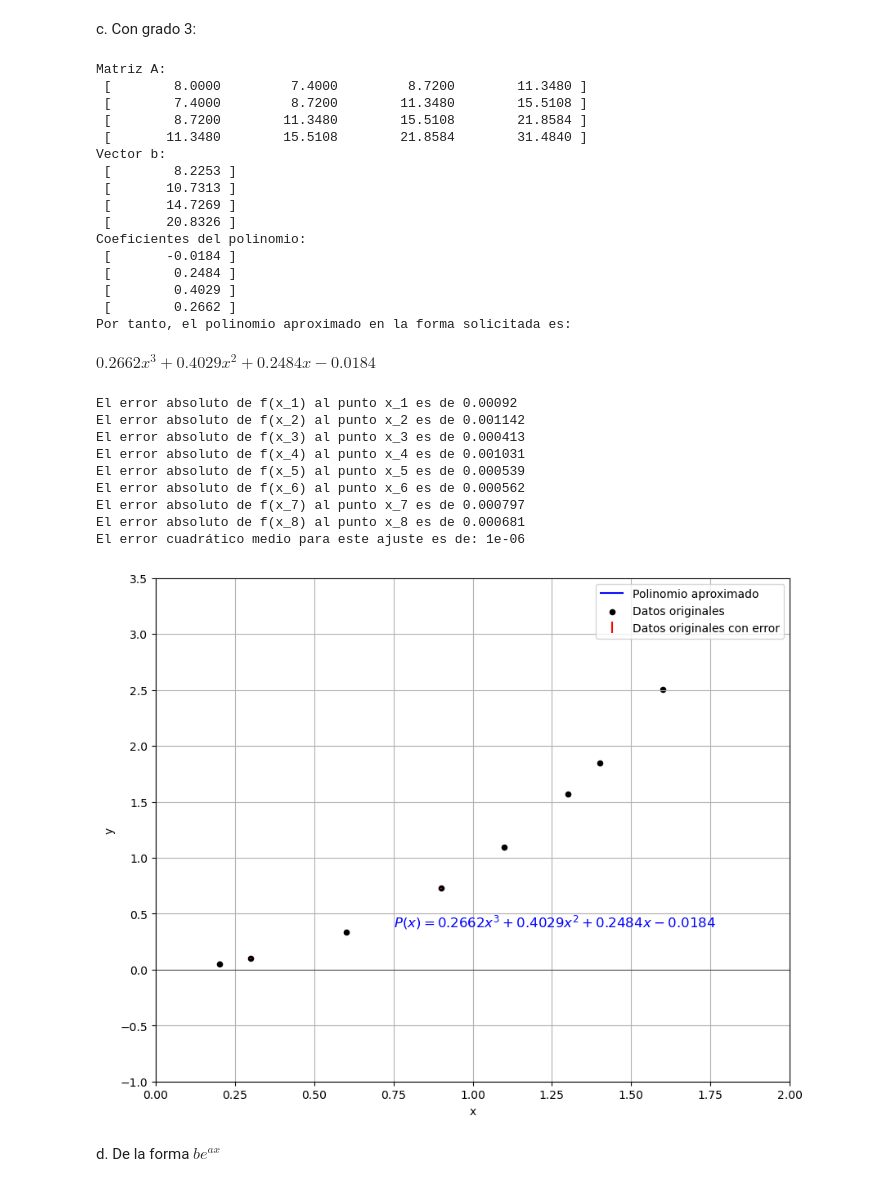
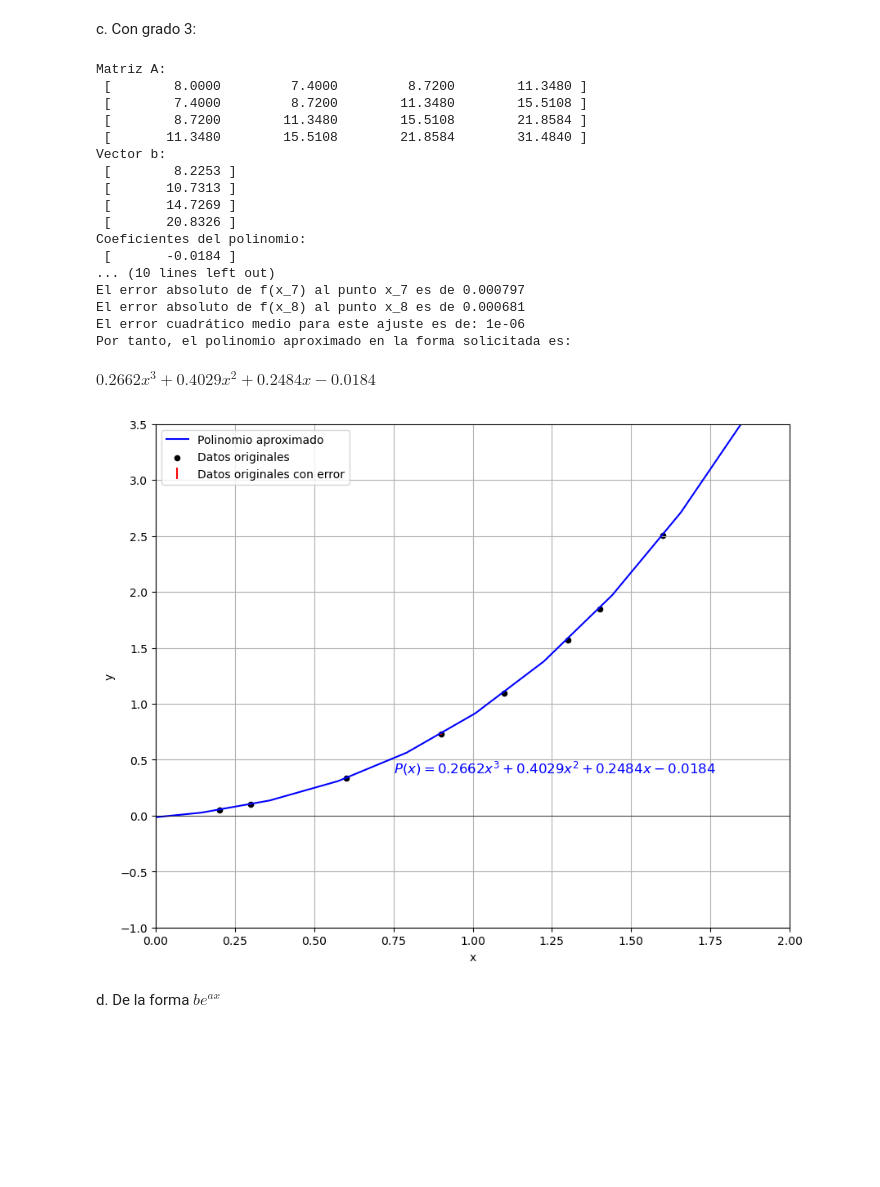
Before and after one commit to MarckHA/Tarea_08-M-nimos-Cuadrados-EPN, a Jupyter notebook: Tarea_08.ipynb, the cells around one changed output. Drawn from its saved outputs; the diff is of its cells as text; code cells hidden in the pictures; blank space fills up the shorter version.

```diff
--- a/Tarea_08.ipynb
+++ b/Tarea_08.ipynb
@@ -312,37 +273,29 @@ c. Con grado 3:
 # %%
 %autoreload 2
 
 a,b = minimosCuadrados(len(xi_2),3,xi_2,yi_2)
 c = hallarCoef(a,b)
-graficar(xi_2,yi_2,c,'blue',[0, 2],[-1, 3.5],0.75,0.35)
+graficar(xi_2,yi_2,c,'blue',[0, 2],[-1, 3.5],0.75,0.35,10)
 # %% [output]
 Matriz A:
  [        8.0000         7.4000         8.7200        11.3480 ]
  [        7.4000         8.7200        11.3480        15.5108 ]
  [        8.7200        11.3480        15.5108        21.8584 ]
  [       11.3480        15.5108        21.8584        31.4840 ]
 Vector b:
  [        8.2253 ]
  [       10.7313 ]
  [       14.7269 ]
  [       20.8326 ]
 Coeficientes del polinomio:
  [       -0.0184 ]
- [        0.2484 ]
- [        0.4029 ]
- [        0.2662 ]
+... (10 lines left out)
+El error absoluto de f(x_7) al punto x_7 es de 0.000797
+El error absoluto de f(x_8) al punto x_8 es de 0.000681
+El error cuadrático medio para este ajuste es de: 1e-06
 Por tanto, el polinomio aproximado en la forma solicitada es:
 $\displaystyle 0.2662 x^{3} + 0.4029 x^{2} + 0.2484 x - 0.0184$
-El error absoluto de f(x_1) al punto x_1 es de 0.00092
-El error absoluto de f(x_2) al punto x_2 es de 0.001142
-El error absoluto de f(x_3) al punto x_3 es de 0.000413
-El error absoluto de f(x_4) al punto x_4 es de 0.001031
-El error absoluto de f(x_5) al punto x_5 es de 0.000539
-El error absoluto de f(x_6) al punto x_6 es de 0.000562
-El error absoluto de f(x_7) al punto x_7 es de 0.000797
-El error absoluto de f(x_8) al punto x_8 es de 0.000681
-El error cuadrático medio para este ajuste es de: 1e-06
-[figure, old version]
+[figure, new version]
 # %% [markdown]
 d. De la forma $be^{ax}$
 # %%
```
Also changed, not shown: parts of 18 cells of this notebook, 3 other files.
